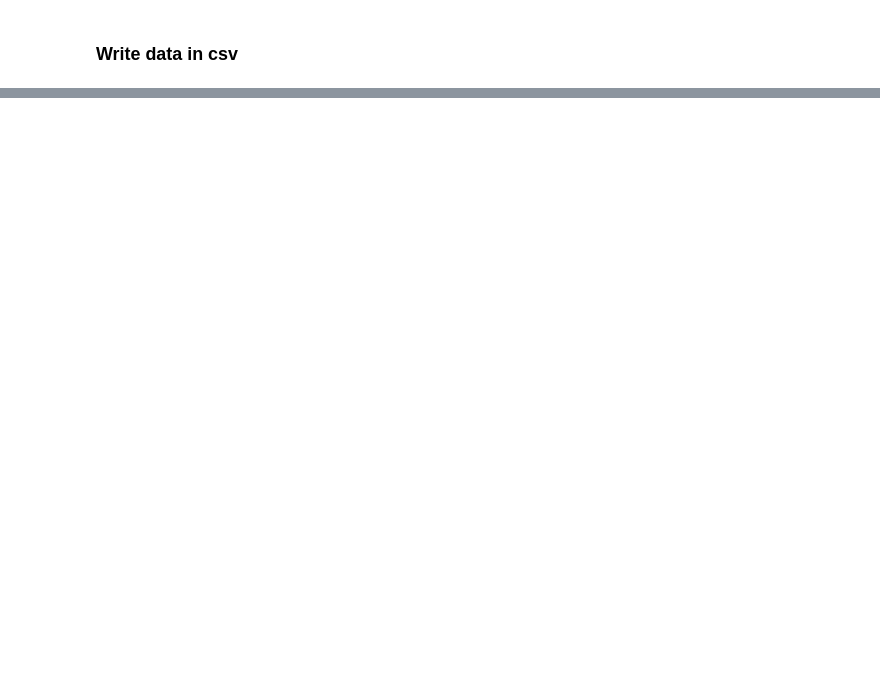
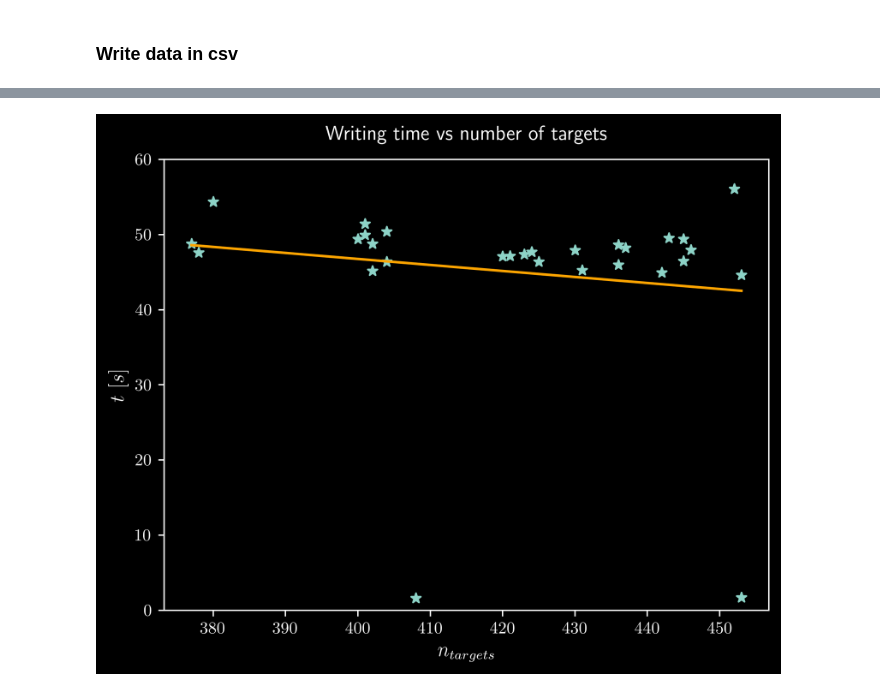
Before and after one commit to ValeriaTorresG/AssessingDesiData, a Jupyter notebook: write_data.ipynb, the cells around one changed output, grey strips where cells are left out. Cells and saved outputs as stored; diff of their text form; code cells hidden in the pictures; blank space fills up the shorter version.

```diff
--- a/write_data.ipynb
+++ b/write_data.ipynb
@@ -4,8 +4,24 @@ import numpy as np
 import pandas as pd
 from pathlib import Path
 import os
+import time as t
 
 import desispec
 from desispec.spectra import Spectra
+from desitarget.targets import desi_mask
 from desispec.io import read_spectra
 from astropy.io import fits
+import h5py
+
+from scipy.stats import linregress
+import matplotlib.pyplot as plt
+import matplotlib
+matplotlib.rcParams['figure.dpi'] = 360
+matplotlib.rcParams['text.usetex'] = True
+os.environ['PATH'] = '/Library/TeX/texbin:' + os.environ['PATH']
+plt.style.use('dark_background')
+
+import logging
+# logging.getLogger('desispec').setLevel(logging.WARNING)
+
+# !rclone mount onedrive: ~/onedrive --vfs-cache-mode writes
@@ -147,0 +345,3 @@ Wave data saved in ./data/wave_data.csv
+# %%
+df = pd.read_csv('./scripts/logs/log.csv')
+df.tail()
@@ -147,0 +368,14 @@ Wave data saved in ./data/wave_data.csv
+# %%
+x = np.argsort(df['n_targets'])
+m, b, _, _, _ = linregress(df['n_targets'], df['time'])
+
+plt.scatter(df['n_targets'][x], df['time'][x], ls='-', marker='*')
+plt.plot(df['n_targets'][x], df['n_targets'][x]*m+b, c='orange')
+
+plt.xlabel(r'$n_{targets}$', fontsize=12); plt.ylabel('$t$ $[s]$', fontsize=12)
+plt.title('Writing time vs number of targets', y=1.02)
+# plt.yscale('log')
+plt.ylim(0,60)
+plt.show()
+# %% [output]
+[figure, added]
```
Also changed, not shown: parts of 21 cells of this notebook, 7 other files.
